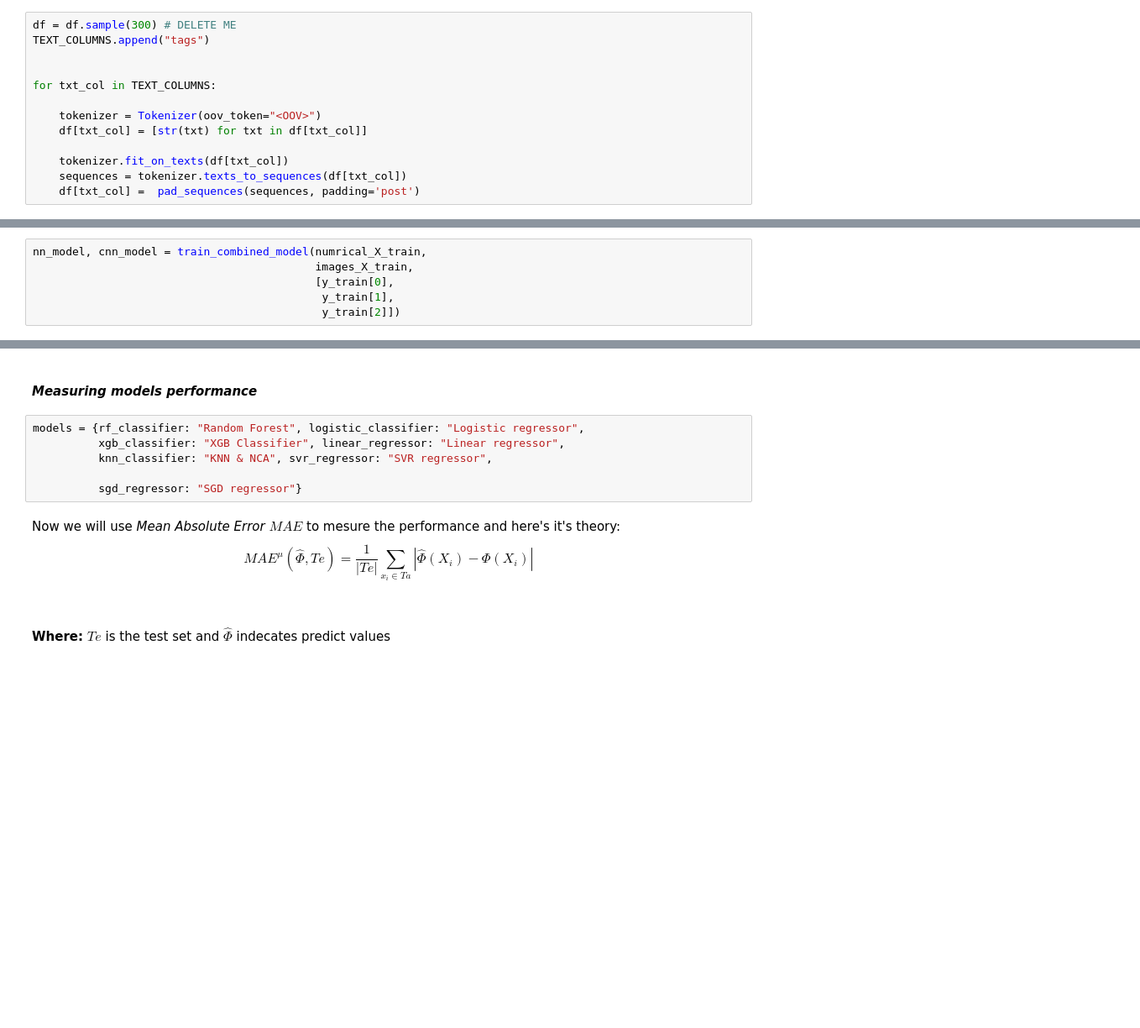
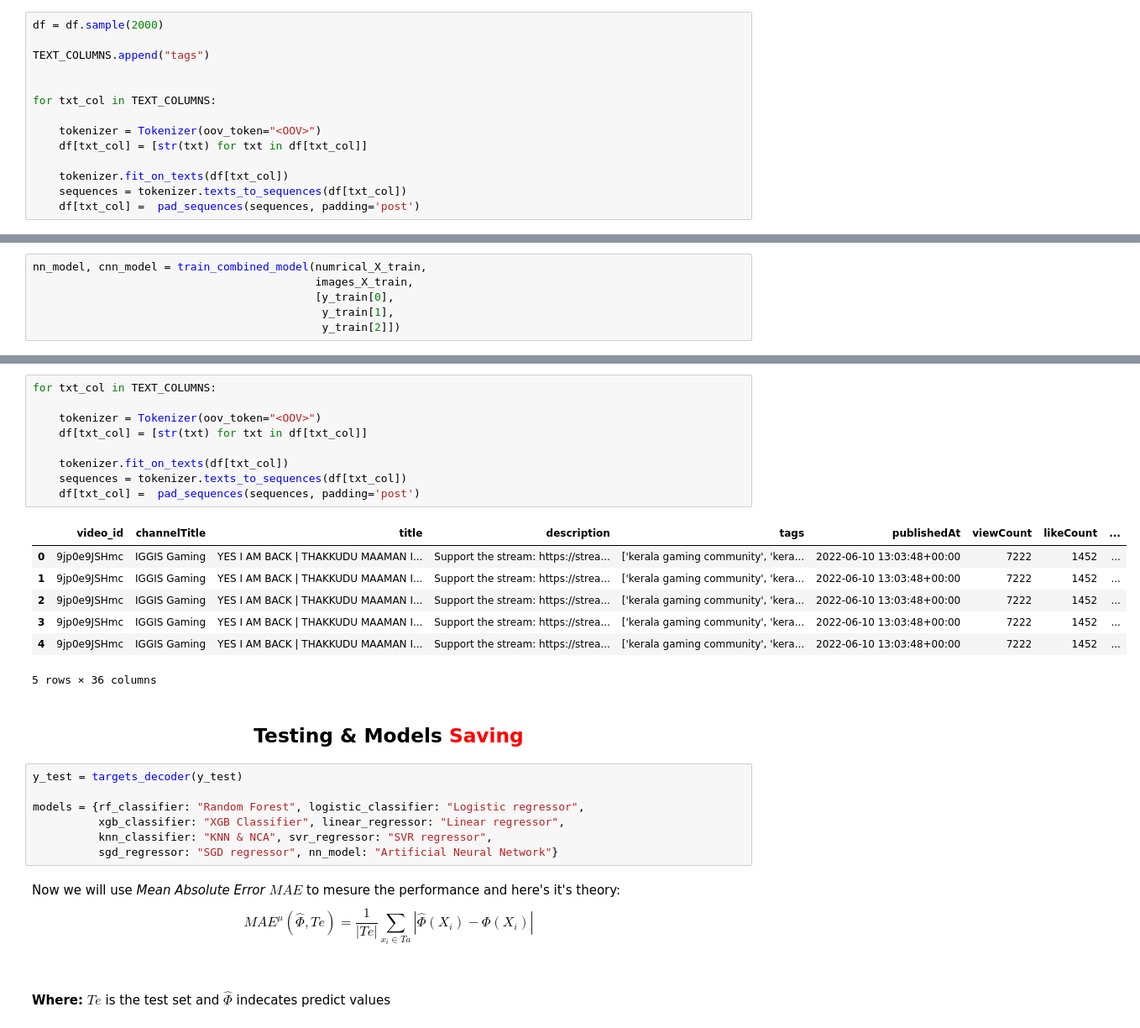
Before and after one commit to muabdalaleam/youtube-gaming-analysis, a Jupyter notebook: ML & NLP analysis/ML.ipynb, the cells around one changed output, grey strips where cells are left out. Shown at 84% size. Cells and saved outputs as stored; diff of their text form; blank space fills up the shorter version.

```diff
--- a/ML & NLP analysis/ML.ipynb
+++ b/ML & NLP analysis/ML.ipynb
@@ -1080,7 +1078,8 @@ def create_nn_model():
 # %% [markdown]
 ##### **Preparing the data for the deep learning models**
 # %%
-df = df.sample(300) # DELETE ME
+df = df.sample(2000)
+
 TEXT_COLUMNS.append("tags")
 
 
@@ -1440,11 +1385,29 @@ con.close()
+# %%
+for txt_col in TEXT_COLUMNS:
+
+    tokenizer = Tokenizer(oov_token="<OOV>")
+    df[txt_col] = [str(txt) for txt in df[txt_col]]
+
+    tokenizer.fit_on_texts(df[txt_col])
+    sequences = tokenizer.texts_to_sequences(df[txt_col])
+    df[txt_col] =  pad_sequences(sequences, padding='post')
+# %% [output]
+|  | video_id | channelTitle | title | description | tags | publishedAt | viewCount | likeCount | ... |
+| 0 | 9jp0e9JSHmc | IGGIS Gaming | YES I AM BACK | THAKKUDU MAAMAN I... | Support the stream: https://strea... | ['kerala gaming community', 'kera... | 2022-06-10 13:03:48+00:00 | 7222 | 1452 | ... |
+| 1 | 9jp0e9JSHmc | IGGIS Gaming | YES I AM BACK | THAKKUDU MAAMAN I... | Support the stream: https://strea... | ['kerala gaming community', 'kera... | 2022-06-10 13:03:48+00:00 | 7222 | 1452 | ... |
+| 2 | 9jp0e9JSHmc | IGGIS Gaming | YES I AM BACK | THAKKUDU MAAMAN I... | Support the stream: https://strea... | ['kerala gaming community', 'kera... | 2022-06-10 13:03:48+00:00 | 7222 | 1452 | ... |
+| 3 | 9jp0e9JSHmc | IGGIS Gaming | YES I AM BACK | THAKKUDU MAAMAN I... | Support the stream: https://strea... | ['kerala gaming community', 'kera... | 2022-06-10 13:03:48+00:00 | 7222 | 1452 | ... |
+| 4 | 9jp0e9JSHmc | IGGIS Gaming | YES I AM BACK | THAKKUDU MAAMAN I... | Support the stream: https://strea... | ['kerala gaming community', 'kera... | 2022-06-10 13:03:48+00:00 | 7222 | 1452 | ... |
+5 rows × 36 columns
 # %% [markdown]
-#### *Measuring models performance*
+## <center>**Testing & Models <span style = "color: red">Saving</span>**
 # %%
+y_test = targets_decoder(y_test)
+
 models = {rf_classifier: "Random Forest", logistic_classifier: "Logistic regressor",
           xgb_classifier: "XGB Classifier", linear_regressor: "Linear regressor",
           knn_classifier: "KNN & NCA", svr_regressor: "SVR regressor",
-
-          sgd_regressor: "SGD regressor"}
+          sgd_regressor: "SGD regressor", nn_model: "Artificial Neural Network"}
 # %% [markdown]
 Now we will use *Mean Absolute Error* $MAE$ to mesure the performance and here's it's theory:<br>
 $$MAE^\mu(\hat{\Phi}, Te)=\frac{1}{|Te|}\sum_{x_i\in Ta}|\hat{\Phi}(X_i)-\Phi(X_i)|$$<br><br>
```
Also changed, not shown: parts of 48 cells of this notebook, 38 other files.
